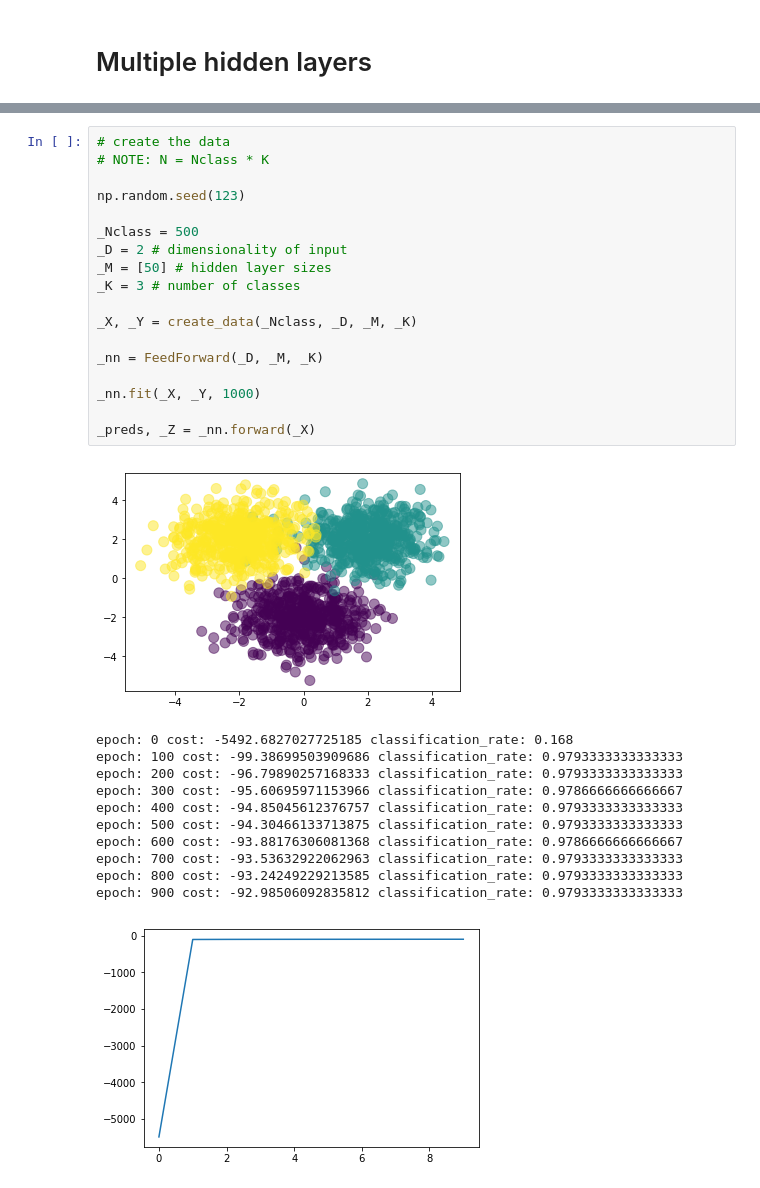
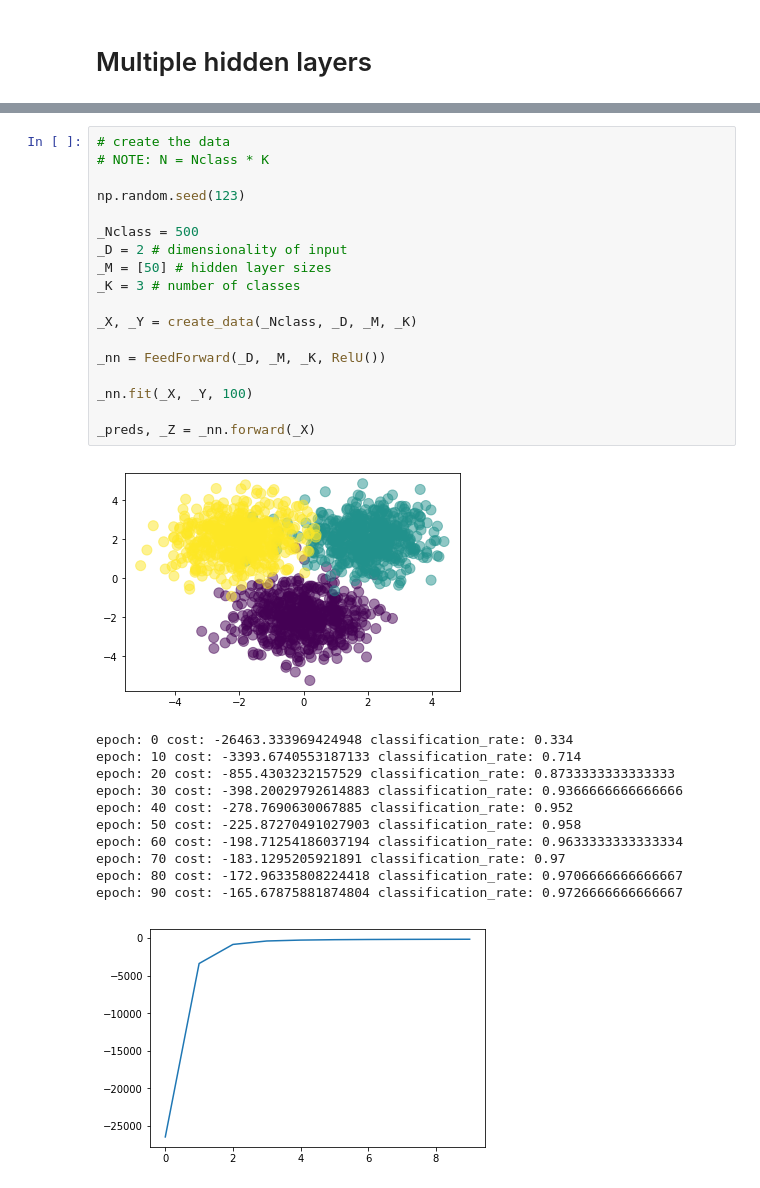
Before and after one commit to jackblandin/research, a Jupyter notebook: experiments/nn/feed-forward.ipynb, the cells around one changed output, grey strips where cells are left out. Drawn from its saved outputs; the diff is of its cells as text.

```diff
--- a/experiments/nn/feed-forward.ipynb
+++ b/experiments/nn/feed-forward.ipynb
@@ -749,31 +812,31 @@ class FeedForward:
 # %%
 # create the data
 # NOTE: N = Nclass * K
 
 np.random.seed(123)
 
 _Nclass = 500
 _D = 2 # dimensionality of input
 _M = [50] # hidden layer sizes
 _K = 3 # number of classes
 
 _X, _Y = create_data(_Nclass, _D, _M, _K)
 
-_nn = FeedForward(_D, _M, _K)
+_nn = FeedForward(_D, _M, _K, RelU())
 
-_nn.fit(_X, _Y, 1000)
+_nn.fit(_X, _Y, 100)
 
 _preds, _Z = _nn.forward(_X)
 # %% [output]
 [figure]
-epoch: 0 cost: -5492.6827027725185 classification_rate: 0.168
-epoch: 100 cost: -99.38699503909686 classification_rate: 0.9793333333333333
-epoch: 200 cost: -96.79890257168333 classification_rate: 0.9793333333333333
-epoch: 300 cost: -95.60695971153966 classification_rate: 0.9786666666666667
-epoch: 400 cost: -94.85045612376757 classification_rate: 0.9793333333333333
-epoch: 500 cost: -94.30466133713875 classification_rate: 0.9793333333333333
-epoch: 600 cost: -93.88176306081368 classification_rate: 0.9786666666666667
-epoch: 700 cost: -93.53632922062963 classification_rate: 0.9793333333333333
-epoch: 800 cost: -93.24249229213585 classification_rate: 0.9793333333333333
-epoch: 900 cost: -92.98506092835812 classification_rate: 0.9793333333333333
+epoch: 0 cost: -26463.333969424948 classification_rate: 0.334
+epoch: 10 cost: -3393.6740553187133 classification_rate: 0.714
+epoch: 20 cost: -855.4303232157529 classification_rate: 0.8733333333333333
+epoch: 30 cost: -398.20029792614883 classification_rate: 0.9366666666666666
+epoch: 40 cost: -278.7690630067885 classification_rate: 0.952
+epoch: 50 cost: -225.87270491027903 classification_rate: 0.958
+epoch: 60 cost: -198.71254186037194 classification_rate: 0.9633333333333334
+epoch: 70 cost: -183.1295205921891 classification_rate: 0.97
+epoch: 80 cost: -172.96335808224418 classification_rate: 0.9706666666666667
+epoch: 90 cost: -165.67875881874804 classification_rate: 0.9726666666666667
-[figure, old version]
+[figure, new version]
```
Also changed, not shown: parts of 14 cells of this notebook, 1 other file.
